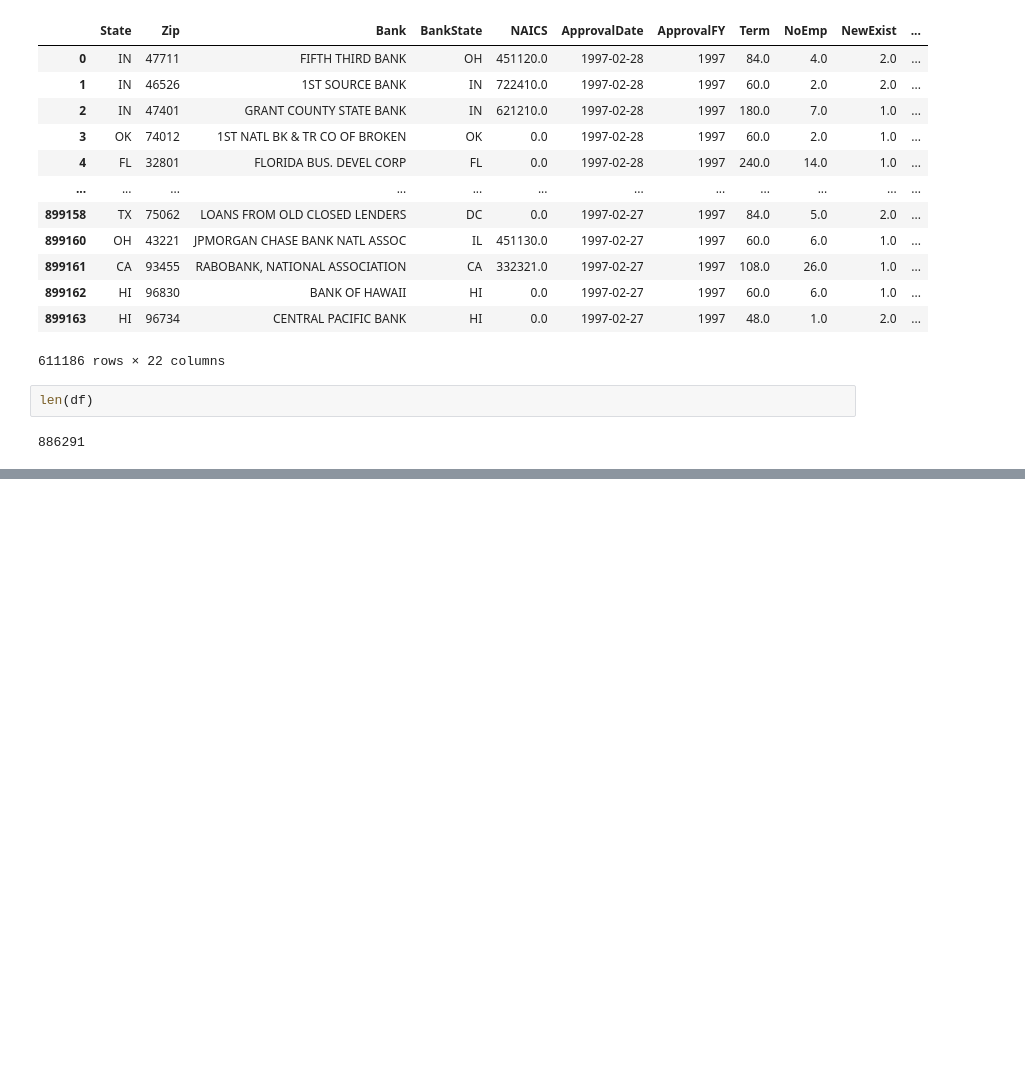
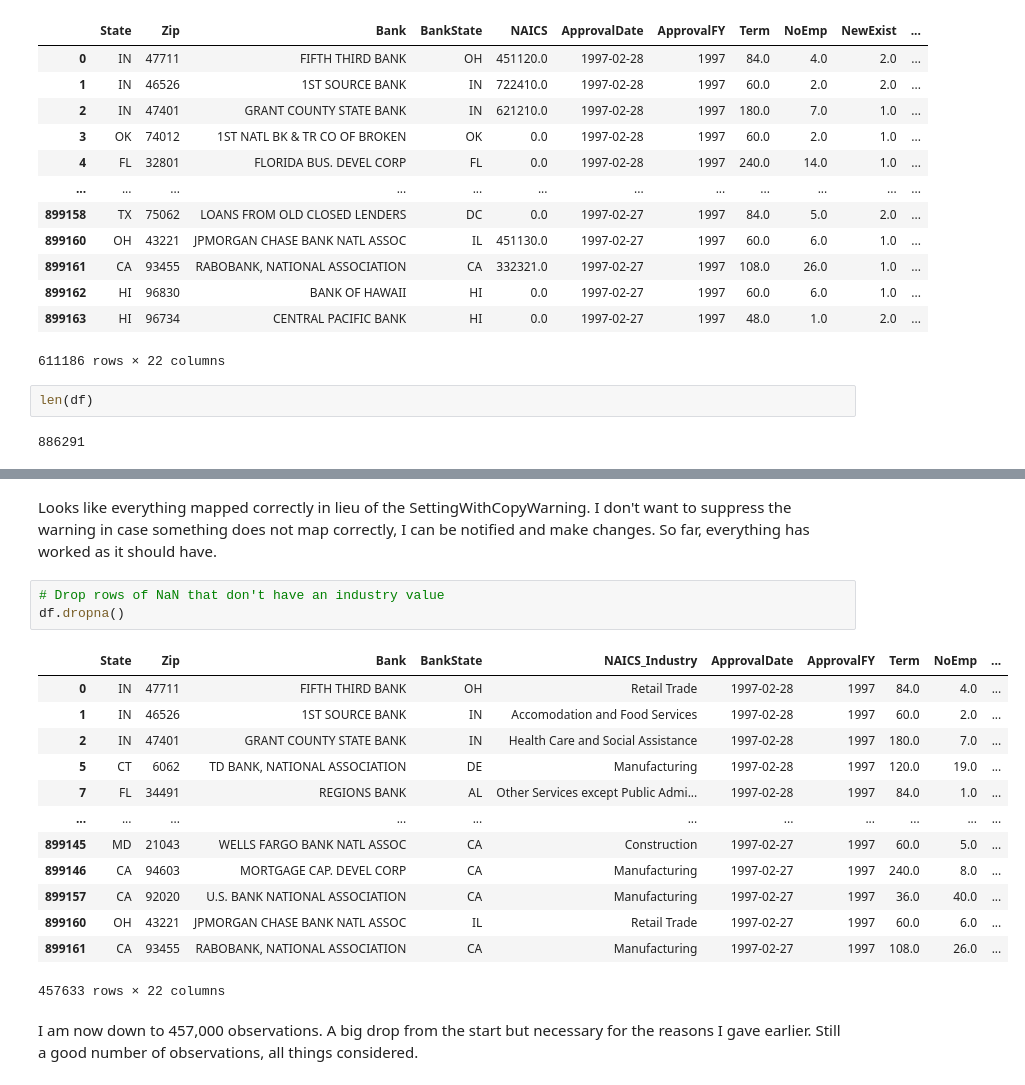
Before and after one commit to ik-okoro/SBA-Loans, a Jupyter notebook: SBA Loans Model.ipynb, the cells around one changed output, grey strips where cells are left out. Saved outputs shown, nothing was run; the diff lists cells and outputs as text; blank space fills up the shorter version.

```diff
--- a/SBA Loans Model.ipynb
+++ b/SBA Loans Model.ipynb
@@ -527,0 +639,21 @@ This is the part I took some time to think about. Should I only keep instances o
+# %% [markdown]
+Looks like everything mapped correctly in lieu of the SettingWithCopyWarning. I don't want to suppress the warning in case something does not map correctly, I can be notified and make changes. So far, everything has worked as it should have.
+# %%
+# Drop rows of NaN that don't have an industry value
+df.dropna()
+# %% [output]
+|  | State | Zip | Bank | BankState | NAICS_Industry | ApprovalDate | ApprovalFY | Term | NoEmp | ... |
+| 0 | IN | 47711 | FIFTH THIRD BANK | OH | Retail Trade | 1997-02-28 | 1997 | 84.0 | 4.0 | ... |
+| 1 | IN | 46526 | 1ST SOURCE BANK | IN | Accomodation and Food Services | 1997-02-28 | 1997 | 60.0 | 2.0 | ... |
+| 2 | IN | 47401 | GRANT COUNTY STATE BANK | IN | Health Care and Social Assistance | 1997-02-28 | 1997 | 180.0 | 7.0 | ... |
+| 5 | CT | 6062 | TD BANK, NATIONAL ASSOCIATION | DE | Manufacturing | 1997-02-28 | 1997 | 120.0 | 19.0 | ... |
+| 7 | FL | 34491 | REGIONS BANK | AL | Other Services except Public Admi... | 1997-02-28 | 1997 | 84.0 | 1.0 | ... |
+| ... | ... | ... | ... | ... | ... | ... | ... | ... | ... | ... |
+| 899145 | MD | 21043 | WELLS FARGO BANK NATL ASSOC | CA | Construction | 1997-02-27 | 1997 | 60.0 | 5.0 | ... |
+| 899146 | CA | 94603 | MORTGAGE CAP. DEVEL CORP | CA | Manufacturing | 1997-02-27 | 1997 | 240.0 | 8.0 | ... |
+| 899157 | CA | 92020 | U.S. BANK NATIONAL ASSOCIATION | CA | Manufacturing | 1997-02-27 | 1997 | 36.0 | 40.0 | ... |
+| 899160 | OH | 43221 | JPMORGAN CHASE BANK NATL ASSOC | IL | Retail Trade | 1997-02-27 | 1997 | 60.0 | 6.0 | ... |
+| 899161 | CA | 93455 | RABOBANK, NATIONAL ASSOCIATION | CA | Manufacturing | 1997-02-27 | 1997 | 108.0 | 26.0 | ... |
+457633 rows × 22 columns
+# %% [markdown]
+I am now down to 457,000 observations. A big drop from the start but necessary for the reasons I gave earlier. Still a good number of observations, all things considered.
```
Also changed, not shown: parts of 15 cells of this notebook.
